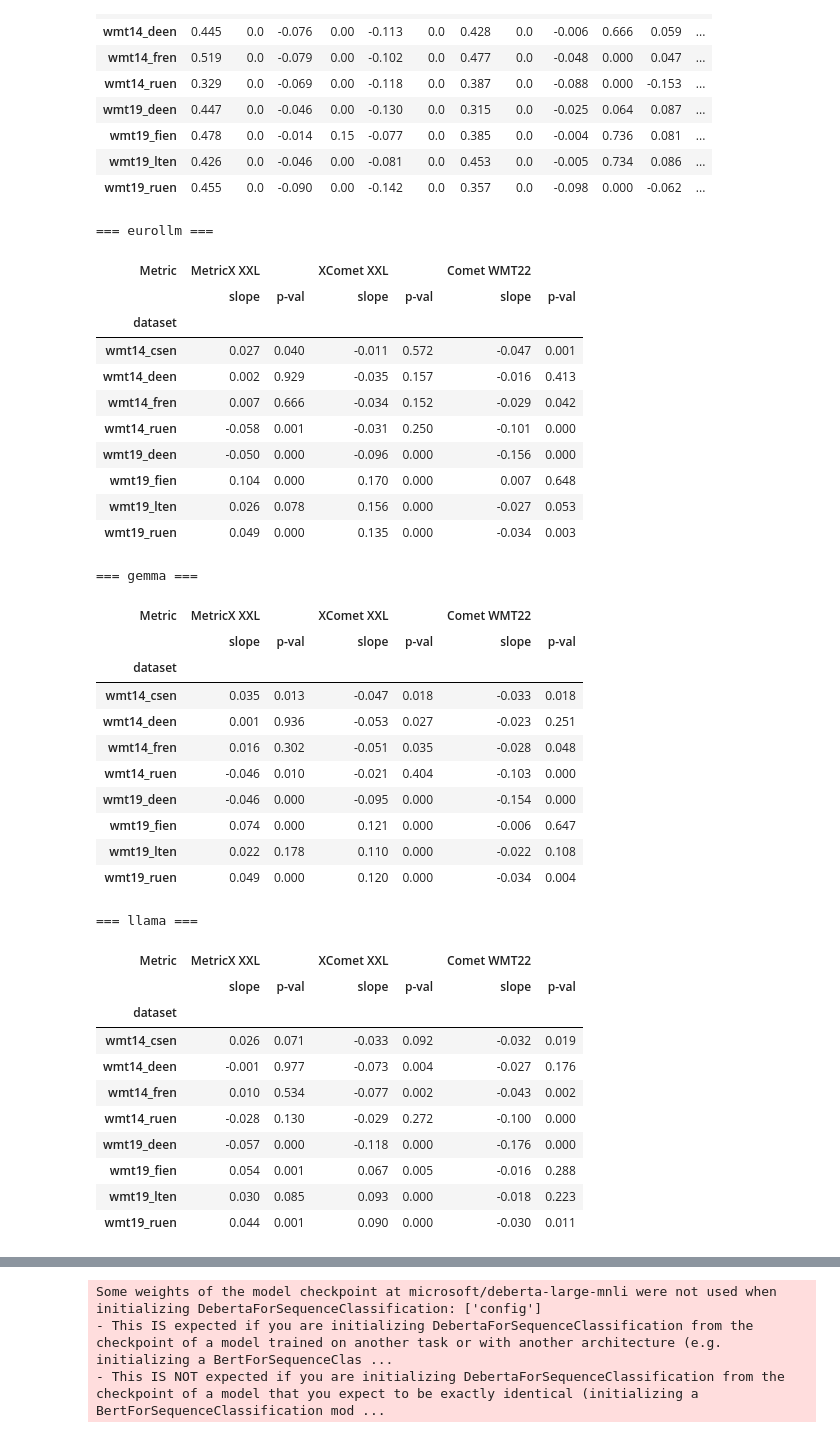
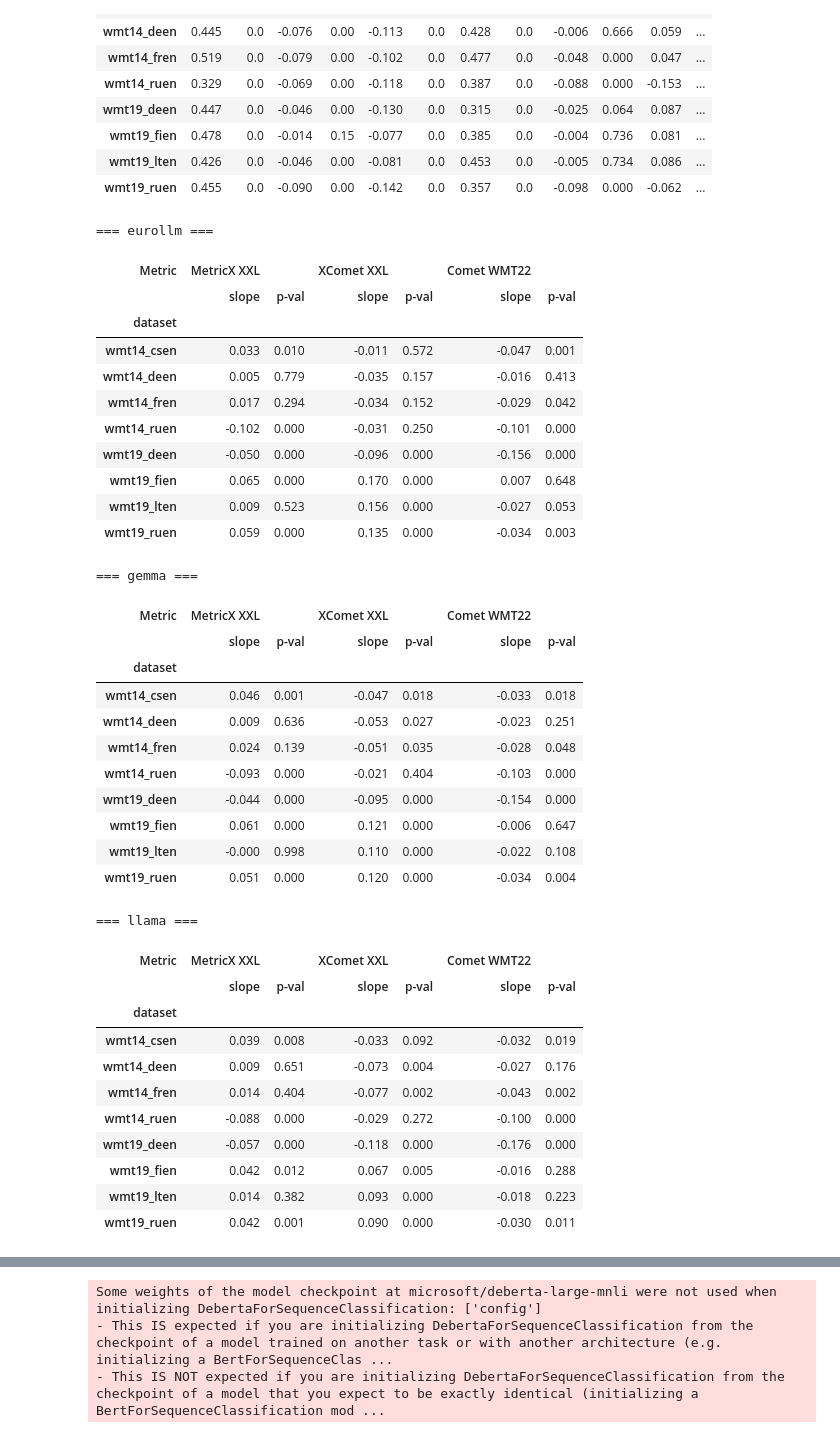
Before and after one commit to stat-ml/uncertainty-line, a Jupyter notebook: 01_plotting_quality_ue_trends.ipynb, the cells around one changed output, grey strips where cells are left out. Drawn from its saved outputs; the diff is of its cells as text; code cells hidden in the pictures.

```diff
--- a/01_plotting_quality_ue_trends.ipynb
+++ b/01_plotting_quality_ue_trends.ipynb
@@ -193,6 +311,7 @@ for model in models_mr:
 from sklearn.preprocessing import MinMaxScaler
 import numpy as np
 import os
+from utils import extract_and_prepare_data
 
 methods_dict = {
     'MaximumSequenceProbability': 'MSP',
@@ -204,16 +323,18 @@ methods_dict = {
     'TokenSAR':'TokenSAR'
 }
 
+models =['llama']
+DATASETS_MT = ['wmt14_deen']
 for model in models:
     for dataset in DATASETS_MT:
         train_ue_values, test_ue_values, train_metric_values, test_metric_values, train_gen_lengths, gen_lengths = extract_and_prepare_data(dataset, methods_dict, all_metrics_mt, model=model)
 
         for metric, metric_short  in methods_dict.items():
             os.makedirs(f'plots', exist_ok=True)
-            plot_metric_vs_length(
+            plot_metric_vs_length_v2(
                 gen_lengths=np.array(train_gen_lengths),
                 metric_values=np.array(train_ue_values[metric_short]),
                 metric_name=metric_short,
                 dataset_name=dataset,
-                save_path=f'plots/{dataset}_{metric}_{model}_train.pdf',
+                save_path=f'plots/new_plots/{dataset}_{metric}_{model}_train.pdf',
             )
@@ -220,37 +380,41 @@ for model in models:
 # %% [markdown]
 # UE metrics trends (Summarization)
 # %%
-
+models_sum=['llama']
+DATASETS_SUM=['xsum']
+all_metrics_sum=['AlignScoreInputOutput']
 for model in models_sum:
     for dataset in DATASETS_SUM:
         train_ue_values, test_ue_values, train_metric_values, test_metric_values, train_gen_lengths, gen_lengths = extract_and_prepare_data(dataset, methods_dict, all_metrics_sum, model=model)
 
         for metric, metric_short  in methods_dict.items():
             os.makedirs(f'plots', exist_ok=True)
-            plot_metric_vs_length(
+            plot_metric_vs_length_v2(
                 gen_lengths=np.array(train_gen_lengths),
                 metric_values=np.array(train_ue_values[metric_short]),
                 metric_name=metric_short,
                 dataset_name=dataset,
-                save_path=f'plots/{dataset}_{metric}_{model}_train.pdf',
+                save_path=f'plots/new_plots/{dataset}_{metric}_{model}_train.pdf',
                 task='sum'
             )
 # %% [markdown]
 # UE metrics trends (Mathematical Reasoning)
 # %%
-
+models_mr=['llama']
+DATASETS_MR=['gsm8k']
+all_metrics_mr=['Accuracy']
 for model in models_mr:
     for dataset in DATASETS_MR:
         train_ue_values, test_ue_values, train_metric_values, test_metric_values, train_gen_lengths, gen_lengths = extract_and_prepare_data(dataset, methods_dict, all_metrics_mr, model=model)
 
         for metric, metric_short  in methods_dict.items():
             os.makedirs(f'plots', exist_ok=True)
-            plot_metric_vs_length(
+            plot_metric_vs_length_v2(
                 gen_lengths=np.array(train_gen_lengths),
                 metric_values=np.array(train_ue_values[metric_short]),
                 metric_name=metric_short,
                 dataset_name=dataset,
-                save_path=f'plots/{dataset}_{metric}_{model}_train.pdf',
+                save_path=f'plots/new_plots/{dataset}_{metric}_{model}_train.pdf',
                 task='mr'
             )
 # %% [markdown]
@@ -282,12 +446,12 @@ DATASETS_MT = [
     'wmt19_lten'
 ]
 
-all_metrics_mt = ['Comet-wmt22-comet-da', 'XComet-XCOMET-XXL', 'metricx-metricx-24-hybrid-large-v2p6']
+all_metrics_mt = ['Comet-wmt22-comet-da', 'XComet-XCOMET-XXL', 'metricx-metricx-24-hybrid-xxl-v2p6']
 all_methods =['MSP', 'PPL', 'MTE', 'MCSE', 'MCNSE', 'LSRL', 'TokenSAR']
 
 
 metrics_dict ={
-  'Comet':'Comet', 'XComet-XCOMET-XXL' :'XComet-XXL', 'metricx-metricx-24-hybrid-large-v2p6' :'MetricX-Large' ,
+  'Comet':'Comet', 'XComet-XCOMET-XXL' :'XComet-XXL', 'metricx-metricx-24-hybrid-large-v2p6' :'MetricX-Large' ,'metricx-metricx-24-hybrid-xxl-v2p6':'MetricX-XXL',
   'AlignScoreInputOutput':'Align Score', 'Accuracy':'Acc', 'AlignScoreInputOutput':'Align Score','Rouge_rougeL':'Rouge L', 'Comet-wmt22-comet-da':'Comet',
     'MSP':'MSP', 'PPL' :'PPL', 'MTE' :'MTE',  'MCSE':'MCSE', 'MCNSE':'MCNSE', 'LSRL': 'LSRL'}
 # %%
@@ -458,7 +616,7 @@ import pandas as pd
 corr = pd.read_csv("results/length_vs_ue_corr.csv")
 
 METRICS_PRETTY = {
-    "metricx-metricx-24-hybrid-large-v2p6": "MetricX XXL",
+    "metricx-metricx-24-hybrid-xxl-v2p6": "MetricX XXL",
     "XComet-XCOMET-XXL": "XComet XXL",
     "Comet-wmt22-comet-da": "Comet WMT22",
 }
@@ -476,57 +634,57 @@ piv_slope = corr_metrics.pivot_table(
 ).reindex(columns=metric_order)
 
 piv_pval = corr_metrics.pivot_table(
     index=["model", "dataset"], columns="metric_pretty", values="p_value", aggfunc="first"
 ).reindex(columns=metric_order)
 
 cols = []
 parts = []
 for m in metric_order:
     cols.extend([(m, "slope"), (m, "p-val")])
     parts.append(piv_slope[m])
     parts.append(piv_pval[m])
 
 metric_table = pd.concat(parts, axis=1)
 metric_table.columns = pd.MultiIndex.from_tuples(cols, names=["Metric", ""])
 metric_table = metric_table.round(3)
 
 for model_name in metric_table.index.get_level_values("model").unique():
     print(f"\n=== {model_name} ===")
     display(metric_table.loc[model_name])
 # %% [output]
 === eurollm ===
 | Metric | MetricX XXL |  | XComet XXL |  | Comet WMT22 |  |
 |  | slope | p-val | slope | p-val | slope | p-val |
 | dataset |  |  |  |  |  |  |
-| wmt14_csen | 0.027 | 0.040 | -0.011 | 0.572 | -0.047 | 0.001 |
-| wmt14_deen | 0.002 | 0.929 | -0.035 | 0.157 | -0.016 | 0.413 |
-| wmt14_fren | 0.007 | 0.666 | -0.034 | 0.152 | -0.029 | 0.042 |
-| wmt14_ruen | -0.058 | 0.001 | -0.031 | 0.250 | -0.101 | 0.000 |
+| wmt14_csen | 0.033 | 0.010 | -0.011 | 0.572 | -0.047 | 0.001 |
+| wmt14_deen | 0.005 | 0.779 | -0.035 | 0.157 | -0.016 | 0.413 |
+| wmt14_fren | 0.017 | 0.294 | -0.034 | 0.152 | -0.029 | 0.042 |
+| wmt14_ruen | -0.102 | 0.000 | -0.031 | 0.250 | -0.101 | 0.000 |
 | wmt19_deen | -0.050 | 0.000 | -0.096 | 0.000 | -0.156 | 0.000 |
-| wmt19_fien | 0.104 | 0.000 | 0.170 | 0.000 | 0.007 | 0.648 |
-| wmt19_lten | 0.026 | 0.078 | 0.156 | 0.000 | -0.027 | 0.053 |
-| wmt19_ruen | 0.049 | 0.000 | 0.135 | 0.000 | -0.034 | 0.003 |
+| wmt19_fien | 0.065 | 0.000 | 0.170 | 0.000 | 0.007 | 0.648 |
+| wmt19_lten | 0.009 | 0.523 | 0.156 | 0.000 | -0.027 | 0.053 |
+| wmt19_ruen | 0.059 | 0.000 | 0.135 | 0.000 | -0.034 | 0.003 |
 === gemma ===
 | Metric | MetricX XXL |  | XComet XXL |  | Comet WMT22 |  |
 |  | slope | p-val | slope | p-val | slope | p-val |
 | dataset |  |  |  |  |  |  |
-| wmt14_csen | 0.035 | 0.013 | -0.047 | 0.018 | -0.033 | 0.018 |
-| wmt14_deen | 0.001 | 0.936 | -0.053 | 0.027 | -0.023 | 0.251 |
-| wmt14_fren | 0.016 | 0.302 | -0.051 | 0.035 | -0.028 | 0.048 |
-| wmt14_ruen | -0.046 | 0.010 | -0.021 | 0.404 | -0.103 | 0.000 |
-| wmt19_deen | -0.046 | 0.000 | -0.095 | 0.000 | -0.154 | 0.000 |
-| wmt19_fien | 0.074 | 0.000 | 0.121 | 0.000 | -0.006 | 0.647 |
-| wmt19_lten | 0.022 | 0.178 | 0.110 | 0.000 | -0.022 | 0.108 |
-| wmt19_ruen | 0.049 | 0.000 | 0.120 | 0.000 | -0.034 | 0.004 |
+| wmt14_csen | 0.046 | 0.001 | -0.047 | 0.018 | -0.033 | 0.018 |
+| wmt14_deen | 0.009 | 0.636 | -0.053 | 0.027 | -0.023 | 0.251 |
+| wmt14_fren | 0.024 | 0.139 | -0.051 | 0.035 | -0.028 | 0.048 |
+| wmt14_ruen | -0.093 | 0.000 | -0.021 | 0.404 | -0.103 | 0.000 |
+| wmt19_deen | -0.044 | 0.000 | -0.095 | 0.000 | -0.154 | 0.000 |
+| wmt19_fien | 0.061 | 0.000 | 0.121 | 0.000 | -0.006 | 0.647 |
+| wmt19_lten | -0.000 | 0.998 | 0.110 | 0.000 | -0.022 | 0.108 |
+| wmt19_ruen | 0.051 | 0.000 | 0.120 | 0.000 | -0.034 | 0.004 |
 === llama ===
 | Metric | MetricX XXL |  | XComet XXL |  | Comet WMT22 |  |
 |  | slope | p-val | slope | p-val | slope | p-val |
 | dataset |  |  |  |  |  |  |
-| wmt14_csen | 0.026 | 0.071 | -0.033 | 0.092 | -0.032 | 0.019 |
-| wmt14_deen | -0.001 | 0.977 | -0.073 | 0.004 | -0.027 | 0.176 |
-| wmt14_fren | 0.010 | 0.534 | -0.077 | 0.002 | -0.043 | 0.002 |
-| wmt14_ruen | -0.028 | 0.130 | -0.029 | 0.272 | -0.100 | 0.000 |
+| wmt14_csen | 0.039 | 0.008 | -0.033 | 0.092 | -0.032 | 0.019 |
+| wmt14_deen | 0.009 | 0.651 | -0.073 | 0.004 | -0.027 | 0.176 |
+| wmt14_fren | 0.014 | 0.404 | -0.077 | 0.002 | -0.043 | 0.002 |
+| wmt14_ruen | -0.088 | 0.000 | -0.029 | 0.272 | -0.100 | 0.000 |
 | wmt19_deen | -0.057 | 0.000 | -0.118 | 0.000 | -0.176 | 0.000 |
-| wmt19_fien | 0.054 | 0.001 | 0.067 | 0.005 | -0.016 | 0.288 |
-| wmt19_lten | 0.030 | 0.085 | 0.093 | 0.000 | -0.018 | 0.223 |
-| wmt19_ruen | 0.044 | 0.001 | 0.090 | 0.000 | -0.030 | 0.011 |
+| wmt19_fien | 0.042 | 0.012 | 0.067 | 0.005 | -0.016 | 0.288 |
+| wmt19_lten | 0.014 | 0.382 | 0.093 | 0.000 | -0.018 | 0.223 |
+| wmt19_ruen | 0.042 | 0.001 | 0.090 | 0.000 | -0.030 | 0.011 |
```
Also changed, not shown: parts of 13 cells of this notebook.
